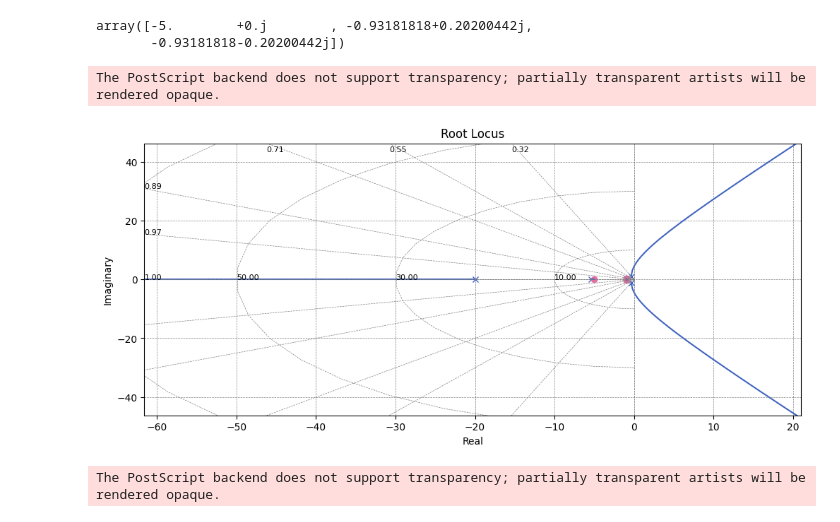
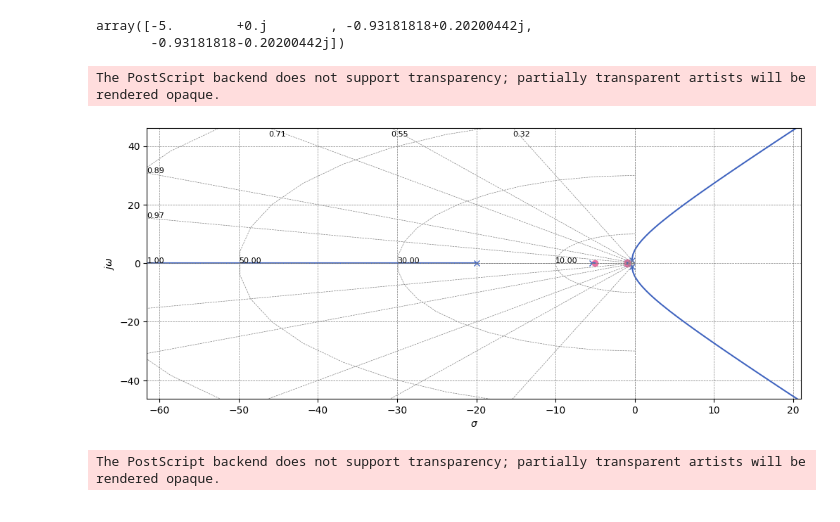
Before and after one commit to ErickNMA/Inst._Ind., a Jupyter notebook: Analise Dinamica de Sensores/item3.ipynb, the cells around one changed output. Cells and saved outputs as stored; diff of their text form; code cells hidden in the pictures.

```diff
--- a/Analise Dinamica de Sensores/item3.ipynb
+++ b/Analise Dinamica de Sensores/item3.ipynb
@@ -44,10 +44,13 @@ array([-5.        +0.j        , -0.93181818+0.20200442j,
        -0.93181818-0.20200442j])
 # %%
 rl = ct.root_locus(sys)
+plt.title('')
+plt.xlabel('$\sigma$')
+plt.ylabel('$j\omega$')
 plt.savefig('curves/rl3.eps', dpi=600, transparent=True, bbox_inches='tight')
 # %% [output]
 The PostScript backend does not support transparency; partially transparent artists will be rendered opaque.
-[figure, old version]
+[figure, new version]
 # %%
 bd = ct.bode(H, dB=True)
 plt.xlabel('Frequência [rad/s]')
```
Also changed, not shown: 13 other files.
